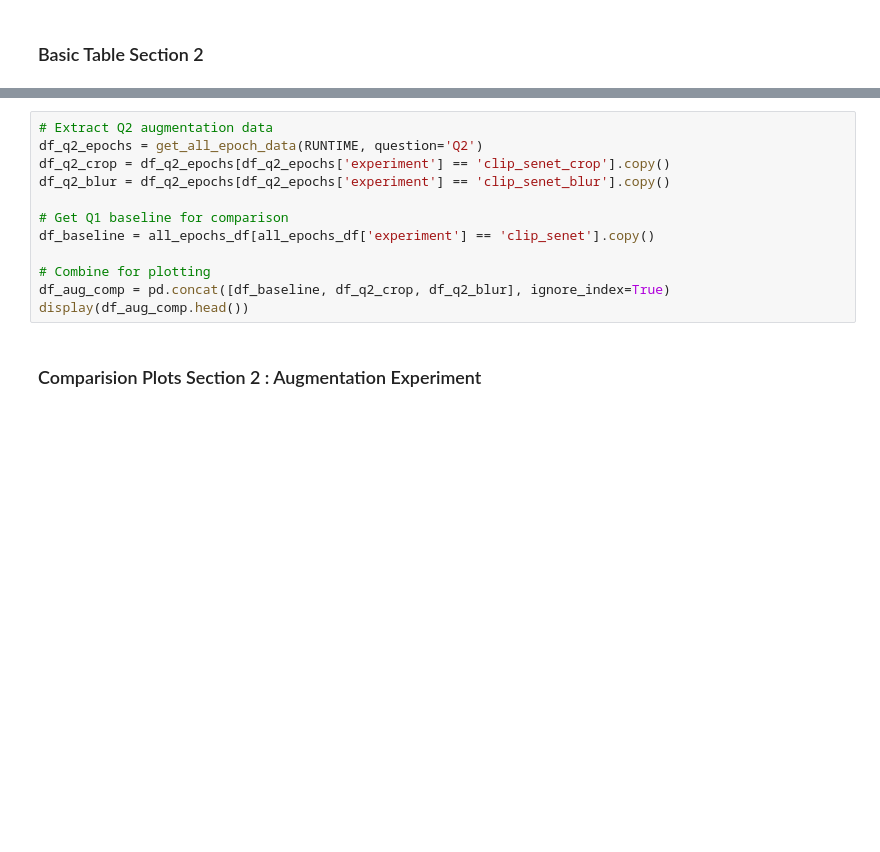
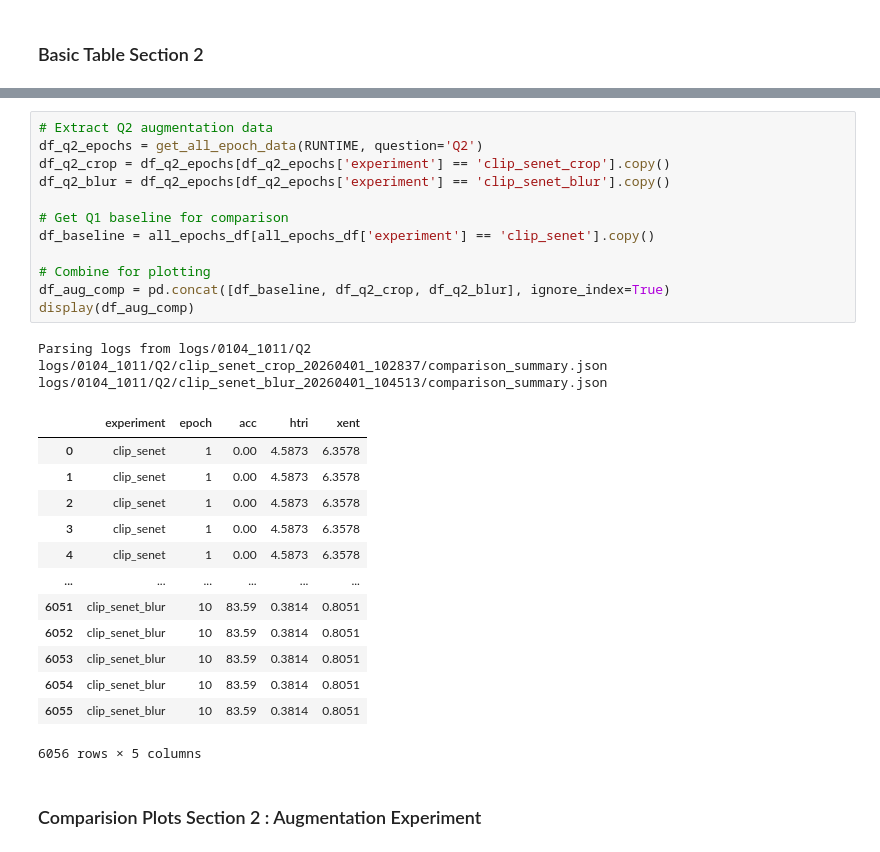
Before and after one commit to LampOfSocrates/reid, a Jupyter notebook: EEEM071_CourseWork_3103.ipynb, the cells around one changed output, grey strips where cells are left out. Cells and saved outputs as stored; diff of their text form; blank space fills up the shorter version.

```diff
--- a/EEEM071_CourseWork_3103.ipynb
+++ b/EEEM071_CourseWork_3103.ipynb
@@ -549,15 +641,32 @@ display(df_comparison)
 # %%
 # Extract Q2 augmentation data
 df_q2_epochs = get_all_epoch_data(RUNTIME, question='Q2')
 df_q2_crop = df_q2_epochs[df_q2_epochs['experiment'] == 'clip_senet_crop'].copy()
 df_q2_blur = df_q2_epochs[df_q2_epochs['experiment'] == 'clip_senet_blur'].copy()
 
 # Get Q1 baseline for comparison
 df_baseline = all_epochs_df[all_epochs_df['experiment'] == 'clip_senet'].copy()
 
 # Combine for plotting
 df_aug_comp = pd.concat([df_baseline, df_q2_crop, df_q2_blur], ignore_index=True)
-display(df_aug_comp.head())
+display(df_aug_comp)
+# %% [output]
+Parsing logs from logs/0104_1011/Q2
+logs/0104_1011/Q2/clip_senet_crop_20260401_102837/comparison_summary.json
+logs/0104_1011/Q2/clip_senet_blur_20260401_104513/comparison_summary.json
+|  | experiment | epoch | acc | htri | xent |
+| 0 | clip_senet | 1 | 0.00 | 4.5873 | 6.3578 |
+| 1 | clip_senet | 1 | 0.00 | 4.5873 | 6.3578 |
+| 2 | clip_senet | 1 | 0.00 | 4.5873 | 6.3578 |
+| 3 | clip_senet | 1 | 0.00 | 4.5873 | 6.3578 |
+| 4 | clip_senet | 1 | 0.00 | 4.5873 | 6.3578 |
+| ... | ... | ... | ... | ... | ... |
+| 6051 | clip_senet_blur | 10 | 83.59 | 0.3814 | 0.8051 |
+| 6052 | clip_senet_blur | 10 | 83.59 | 0.3814 | 0.8051 |
+| 6053 | clip_senet_blur | 10 | 83.59 | 0.3814 | 0.8051 |
+| 6054 | clip_senet_blur | 10 | 83.59 | 0.3814 | 0.8051 |
+| 6055 | clip_senet_blur | 10 | 83.59 | 0.3814 | 0.8051 |
+6056 rows × 5 columns
 # %% [markdown]
 ### Comparision Plots Section 2 : Augmentation Experiment
 # %%
```
Also changed, not shown: parts of 13 cells of this notebook.
